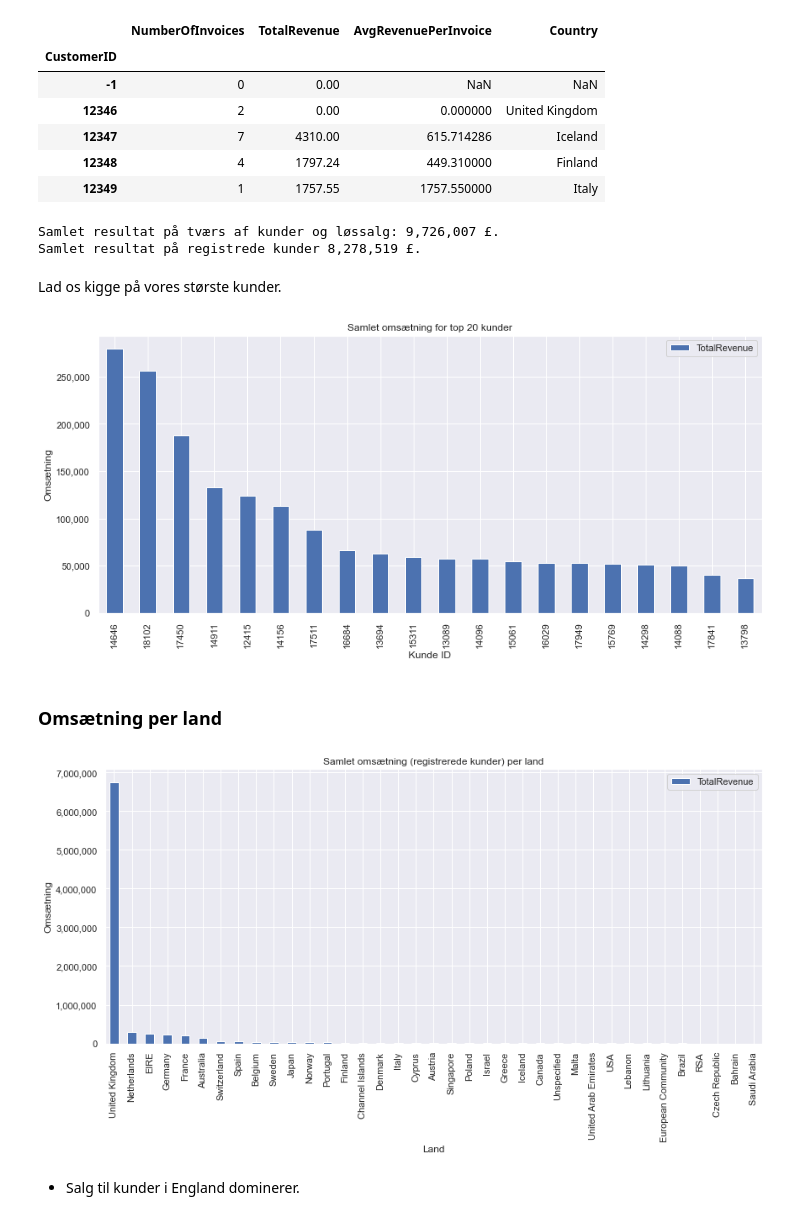
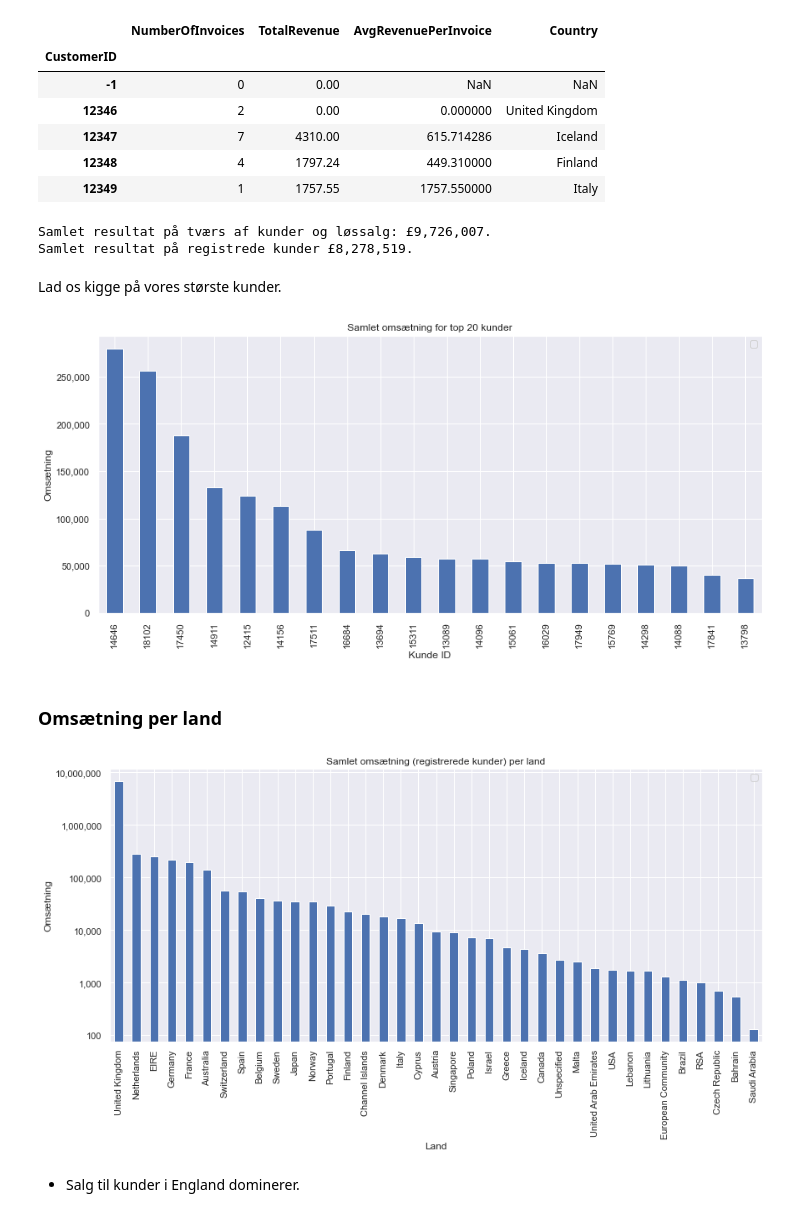
Before and after one commit to sheikhomar/casio, a Jupyter notebook: analysis.ipynb, the cells around one changed output. Drawn from its saved outputs; the diff is of its cells as text; code cells hidden in the pictures.

```diff
--- a/analysis.ipynb
+++ b/analysis.ipynb
@@ -311,11 +334,11 @@ df_rev_by_cust.head()
 total_result = df_invoices.TotalRevenue.sum()
 total_result_customers = df_rev_by_cust.TotalRevenue.sum()
 
-print(f'Samlet resultat på tværs af kunder og løssalg: {total_result:,.0f} £.')
-print(f'Samlet resultat på registrede kunder {total_result_customers:,.0f} £.')
+print(f'Samlet resultat på tværs af kunder og løssalg: £{total_result:,.0f}.')
+print(f'Samlet resultat på registrede kunder £{total_result_customers:,.0f}.')
 # %% [output]
-Samlet resultat på tværs af kunder og løssalg: 9,726,007 £.
-Samlet resultat på registrede kunder 8,278,519 £.
+Samlet resultat på tværs af kunder og løssalg: £9,726,007.
+Samlet resultat på registrede kunder £8,278,519.
 # %% [markdown]
 Lad os kigge på vores største kunder.
 # %%
@@ -328,28 +351,33 @@ fig, ax = plt.subplots(figsize=(14, 6))
 df_plot_data.plot(kind='bar', ax=ax)
 
 ax.yaxis.set_major_formatter(mpl.ticker.StrMethodFormatter('{x:,.0f}'))
+ax.legend([])
 ax.set_xlabel('Kunde ID')
 ax.set_ylabel('Omsætning')
 ax.set_title(f'Samlet omsætning for top {n_top} kunder');
+# fig.tight_layout(); fig.savefig(f'figures/revenue-top-{n_top}-customers.pdf');
 # %% [output]
-[figure, old version]
+[figure, new version]
 # %% [markdown]
 ### Omsætning per land
+# %%
+df_rev_by_country = (df_rev_by_cust[['TotalRevenue', 'Country']]
+   .groupby('Country')
+   .sum()
+   .sort_values('TotalRevenue', ascending=False)
+)
 # %%
 fig, ax = plt.subplots(figsize=(14, 6))
 
-(df_rev_by_cust[['TotalRevenue', 'Country']]
-   .groupby('Country')
-   .sum()
-   .sort_values('TotalRevenue', ascending=False)
-   .plot(kind='bar', ax=ax)
-)
-# ax.set_yscale('log')
+df_rev_by_country.plot(kind='bar', ax=ax)
+ax.legend([])
 ax.set_xlabel('Land')
 ax.set_ylabel('Omsætning')
+ax.set_yscale('log');
 ax.yaxis.set_major_formatter(mpl.ticker.StrMethodFormatter('{x:,.0f}'))
 ax.set_title('Samlet omsætning (registrerede kunder) per land');
+# fig.tight_layout(); fig.savefig(f'figures/revenue-per-country.pdf');
 # %% [output]
-[figure, old version]
+[figure, new version]
 # %% [markdown]
 - Salg til kunder i England dominerer.
```
Also changed, not shown: parts of 21 cells of this notebook, 7 other files.
